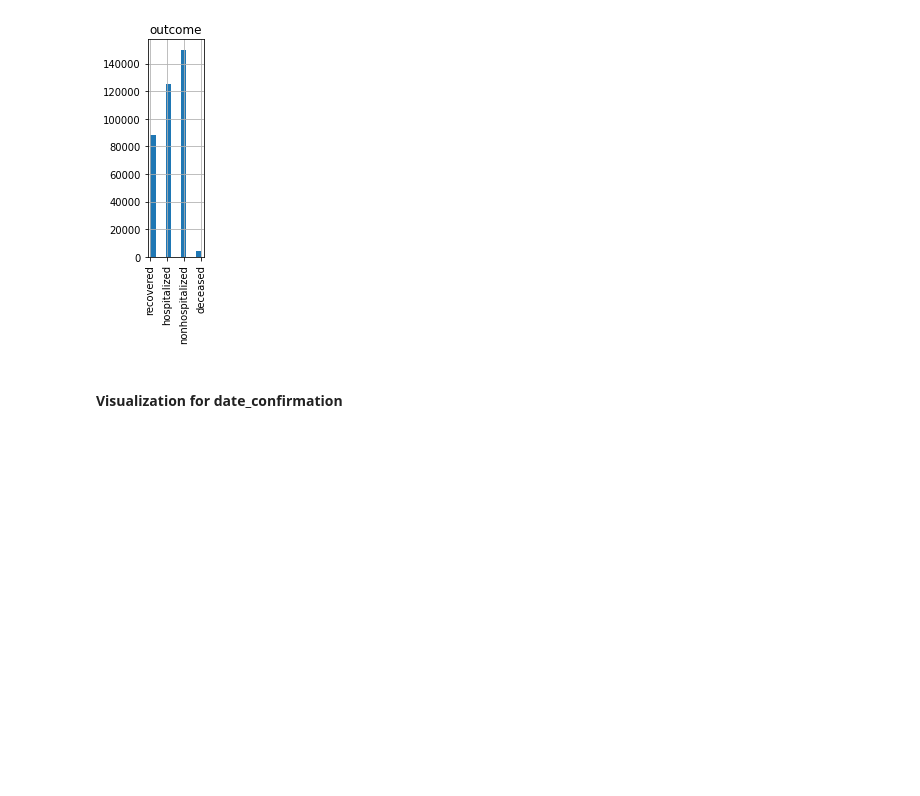
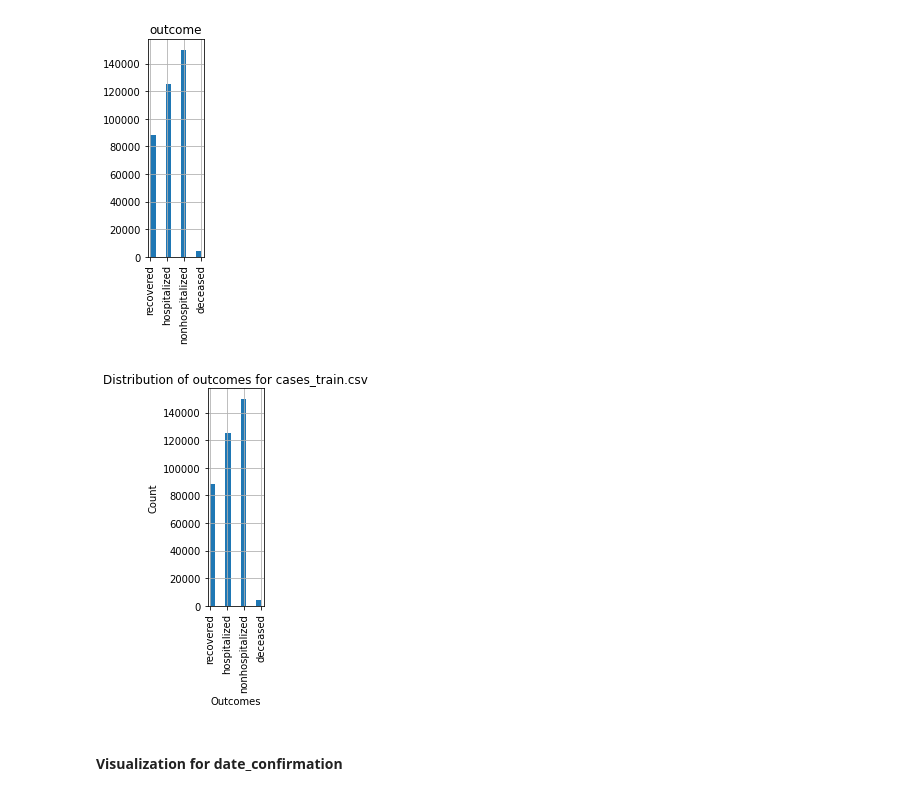
Before and after one commit to JCODEPENG/MileStone-3-Cmpt-459, a Jupyter notebook: src/eda.ipynb, the cells around one changed output. Drawn from its saved outputs; the diff is of its cells as text; code cells hidden in the pictures; blank space fills up the shorter version.

```diff
--- a/src/eda.ipynb
+++ b/src/eda.ipynb
@@ -61,6 +60,50 @@ for i, attribute in enumerate(cases_columns):
 [figure]
 [figure]
 [figure]
+# %%
+# age
+# plot for age is saved later in section 1.3
+
+# sex
+plt.figure(figsize=(1,4))
+plt.title("Distribution of genders for cases_train.csv")
+plt.xlabel("Genders")
+plt.ylabel("Count")
+df['sex'].hist(xrot=90)
+plt.savefig("../plots/cases_train_sex_distribution.png", facecolor='white', bbox_inches = "tight")
+
+# province
+fig = plt.figure(figsize=(40,4))
+plt.title("Distribution of province_states with >200 cases in cases_train.csv")
+plt.xlabel("Province")
+plt.ylabel("Count")
+plt.xticks(rotation=90)
+df_prov = df.groupby(['province'], as_index=False).count()
+df_prov = df_prov[df_prov['country'] > 200]
+df_prov = df_prov.sort_values(by='country', ascending=False)
+plt.bar(df_prov['province'], df_prov['country'])
+plt.savefig("../plots/cases_train_provinces>200cases.png", facecolor='white', bbox_inches = "tight")
+
+# country
+plt.figure(figsize=(30,4))
+plt.title("Distribution of countires for cases_train.csv")
+plt.xlabel("Country")
+plt.ylabel("Count")
+plt.xticks(rotation=90)
+df_country = df.groupby(['country'], as_index=False).count()
+df_country = df_country.sort_values(by='latitude', ascending=False) # per review of data, only two rows are missing latitude, so it's an appropriate column to count by
+plt.bar(df_country['country'], df_country['latitude'])
+plt.savefig("../plots/cases_train_countries_distribution.png", facecolor='white', bbox_inches = "tight")
+
+# outcome
+plt.figure(figsize=(1,4))
+plt.title("Distribution of outcomes for cases_train.csv")
+plt.xlabel("Outcomes")
+plt.ylabel("Count")
+df['outcome'].hist(xrot=90)
+plt.savefig("../plots/cases_train_outcome_distribution.png", facecolor='white', bbox_inches = "tight")
+# %% [output]
+[figure, added]
 # %% [markdown]
 #### Visualization for date_confirmation
 # %%
```
Also changed, not shown: parts of 3 cells of this notebook, 6 other files.
